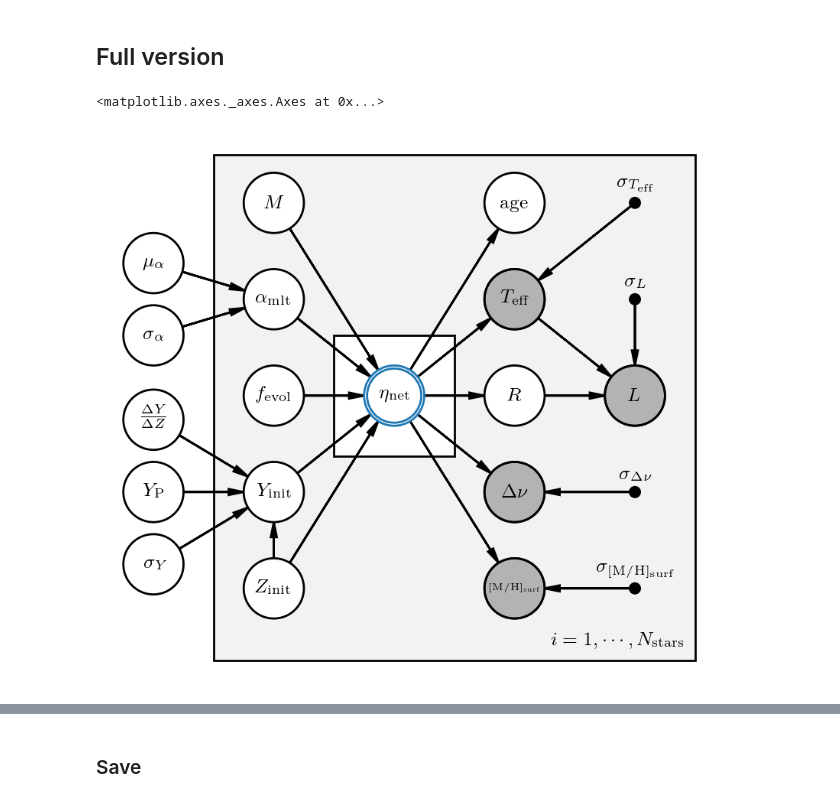
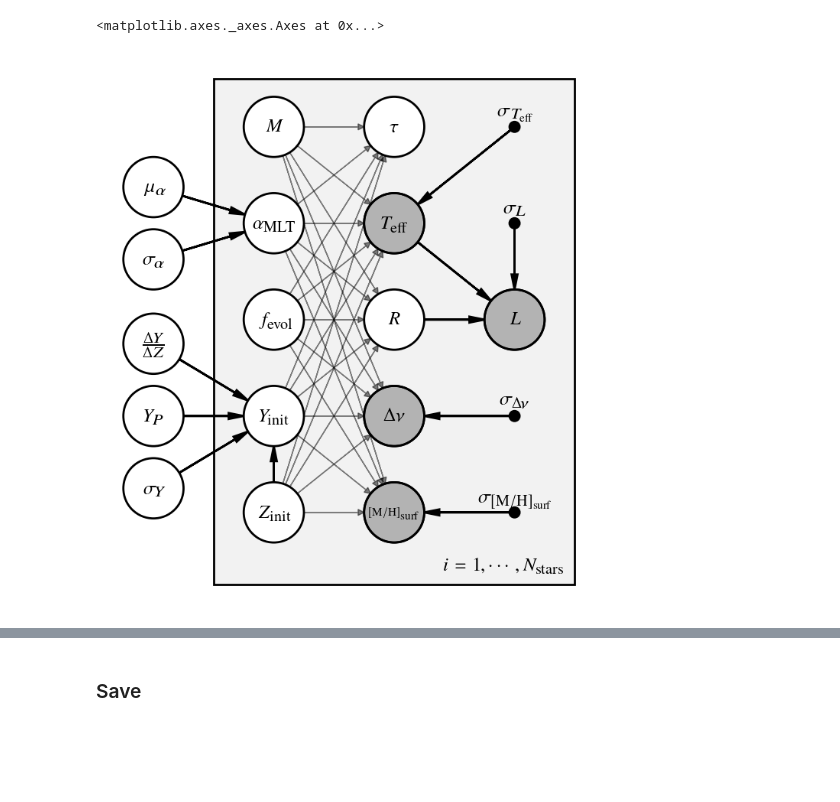
Before and after one commit to alexlyttle/hierarchically-modelling-dwarfs, a Jupyter notebook: modelling/partial_pool_pgm.ipynb, the cells around one changed output, grey strips where cells are left out. Saved outputs shown, nothing was run; the diff lists cells and outputs as text; code cells hidden in the pictures; blank space fills up the shorter version.

```diff
--- a/modelling/partial_pool_pgm.ipynb
+++ b/modelling/partial_pool_pgm.ipynb
@@ -44,5 +8,3 @@ pgm.render(dpi=200)
-# %% [markdown]
-## Full version
 # %%
 node_params = {'facecolor': 'white'}
 
@@ -51,7 +13,7 @@ pgm = daft.PGM()
 
 # Hierarchical parameters.
 pgm.add_node("dydz", r"$\frac{\Delta Y}{\Delta Z}$", 0.5, 1.8)
-pgm.add_node("y_p", r"$Y_\mathrm{P}$", 0.5, 1.2)
+pgm.add_node("y_p", r"$Y_P$", 0.5, 1.2)
 pgm.add_node("sigma_y", r"$\sigma_Y$", 0.5, 0.6)
 pgm.add_node("mu_mlt", r"$\mu_{\alpha}$", 0.5, 3.1)
 pgm.add_node("sigma_mlt", r"$\sigma_{\alpha}$", 0.5, 2.5)
@@ -61,15 +23,7 @@ pgm.add_node("y", r"$Y_{\mathrm{init}}$", 1.5, 1.2, plot_params=node_params)
 pgm.add_node("mh", r"$Z_\mathrm{init}$", 1.5, 0.4, plot_params=node_params)
 pgm.add_node("mass", r"$M$", 1.5, 3.6, plot_params=node_params)
 pgm.add_node("f_age", r"$f_{\mathrm{evol}}$", 1.5, 2., plot_params=node_params)
-pgm.add_node("mlt", r"$\alpha_\mathrm{mlt}$", 1.5, 2.8, plot_params=node_params)
-
-# Neural network
-pgm.add_node('net', r'$\eta_\mathrm{net}$', 2.5, 2.,
-#              fontsize=7,
-             alternate=True,
-#              shape='rectangle',
-             plot_params={'edgecolor': 'C0'}
-            )
+pgm.add_node("mlt", r"$\alpha_\mathrm{MLT}$", 1.5, 2.8, plot_params=node_params)
 
 # # Latent variables
 # pgm.add_node("age", r"$\mathrm{age}$", 3.5, 3.6, plot_params=node_params)
@@ -86,61 +40,52 @@ pgm.add_node('net', r'$\eta_\mathrm{net}$', 2.5, 2.,
 # pgm.add_node("odnu", r"$\Delta\nu_{\mathrm{obs}}$", 4.5, 1.2, observed=True)
 
 # Latent variables
-pgm.add_node("age", r"$\mathrm{age}$", 3.5, 3.6, plot_params=node_params)
-pgm.add_node("rad", r"$R$", 3.5, 2., plot_params=node_params)
-pgm.add_node("teff", r"$T_{\mathrm{eff}}$", 3.5, 2.8, observed=True)
-pgm.add_node("smh", r"$[\mathrm{M}/\mathrm{H}]_\mathrm{surf}$", 3.5, 0.4, fontsize=4.5, observed=True)
-pgm.add_node("dnu", r"$\Delta\nu$", 3.5, 1.2, observed=True)
-pgm.add_node("lum", r"$L$", 4.5, 2., observed=True)
+pgm.add_node("age", r"$\tau$", 2.5, 3.6, plot_params=node_params)
+pgm.add_node("rad", r"$R$", 2.5, 2., plot_params=node_params)
+pgm.add_node("teff", r"$T_{\mathrm{eff}}$", 2.5, 2.8, observed=True)
+pgm.add_node("smh", r"$[\mathrm{M}/\mathrm{H}]_\mathrm{surf}$", 2.5, 0.4, fontsize=5, observed=True)
+pgm.add_node("dnu", r"$\Delta\nu$", 2.5, 1.2, observed=True)
+pgm.add_node("lum", r"$L$", 3.5, 2., observed=True)
 
 # Uncertainties
-pgm.add_node("olum_e", r"$\sigma_{L}$", 4.5, 2.8, fixed=True)
-pgm.add_node("oteff_e", r"$\sigma_{T_{\mathrm{eff}}}$", 4.5, 3.6, fixed=True)
-pgm.add_node("osmh_e", r"$\sigma_{[\mathrm{M}/\mathrm{H}]_\mathrm{surf}}$", 4.5, 0.4, fixed=True)
-pgm.add_node("odnu_e", r"$\sigma_{\Delta\nu}$", 4.5, 1.2, fixed=True)
+pgm.add_node("olum_e", r"$\sigma_{L}$", 3.5, 2.8, fixed=True)
+pgm.add_node("oteff_e", r"$\sigma_{\,T_{\mathrm{eff}}}$", 3.5, 3.6, fixed=True)
+pgm.add_node("osmh_e", r"$\sigma_{[\mathrm{M}/\mathrm{H}]_\mathrm{surf}}$", 3.5, 0.4, fixed=True)
+pgm.add_node("odnu_e", r"$\sigma_{\Delta\nu}$", 3.5, 1.2, fixed=True)
 
 # # Add in the edges.
 pgm.add_edge("dydz", "y")
 pgm.add_edge("y_p", "y")
 pgm.add_edge("sigma_y", "y")
 pgm.add_edge("mu_mlt", "mlt")
 pgm.add_edge("sigma_mlt", "mlt")
 pgm.add_edge("mh", "y")
 
-pgm.add_edge("y", "net")
-pgm.add_edge("mass", "net")
-pgm.add_edge("mh", "net")
-pgm.add_edge("f_age", "net")
-pgm.add_edge("mlt", "net")
+inputs = ['mass', 'mlt', 'f_age', 'y', 'mh']
+outputs = ['age', 'teff', 'rad', 'dnu', 'smh']
 
-pgm.add_edge("net", "age")
-pgm.add_edge("net", "rad")
-pgm.add_edge("net", "teff")
-pgm.add_edge("net", "smh")
-pgm.add_edge("net", "dnu")
+for i in inputs:
+    for o in outputs:
+        pgm.add_edge(i, o, plot_params={'alpha': 0.5, 'linewidth': 0.5, 'head_length': 0.1})
 
 pgm.add_edge("rad", "lum")
 pgm.add_edge("teff", "lum")
 # pgm.add_edge("lum", "olum")
 
 # pgm.add_edge("teff", "oteff")
 # pgm.add_edge("smh", "osmh")
 # pgm.add_edge("dnu", "odnu")
 
 pgm.add_edge("olum_e", "lum")
 pgm.add_edge("oteff_e", "teff")
 pgm.add_edge("osmh_e", "smh")
 pgm.add_edge("odnu_e", "dnu")
 
-# # And a plate.
-pgm.add_plate([1., -0.2, 4, 4.2], label=r"$i = 1, \cdots, N_\mathrm{stars}$", shift=0, position='bottom right',
+pgm.add_plate([1., -0.2, 3, 4.2], label=r"$i = 1, \cdots, N_\mathrm{stars}$", shift=0, position='bottom right',
               rect_params={'facecolor': '0.95'},
-             )
-pgm.add_plate([2.0, 1.5, 1.0, 1.0],
-              rect_params={'facecolor': 'white'},
              )
 
 pgm.render(dpi=200)
 # %% [output]
 <matplotlib.axes._axes.Axes at 0x...>
-[figure, old version]
+[figure, new version]
```
Also changed, not shown: parts of 9 cells of this notebook, 15 other files.
